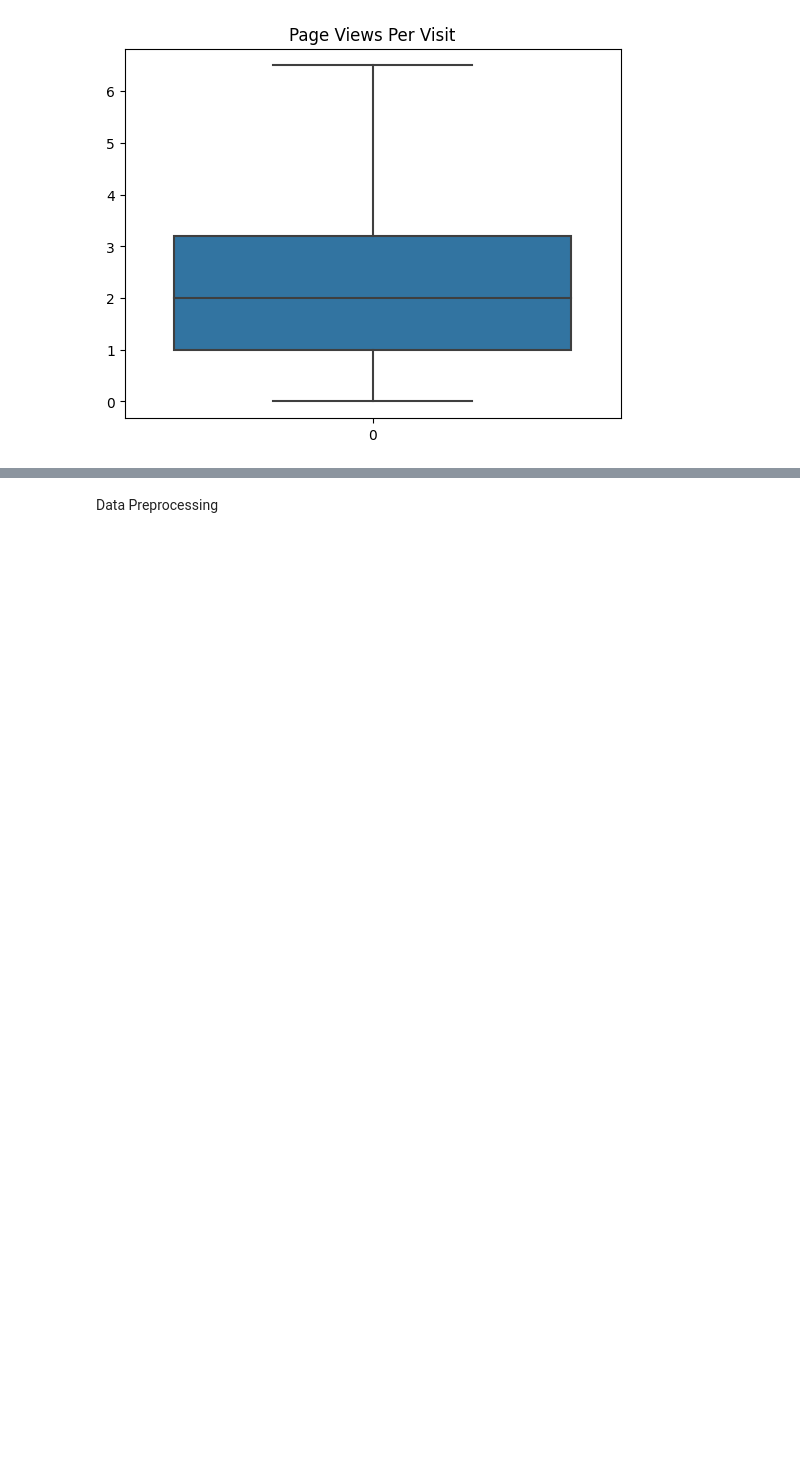
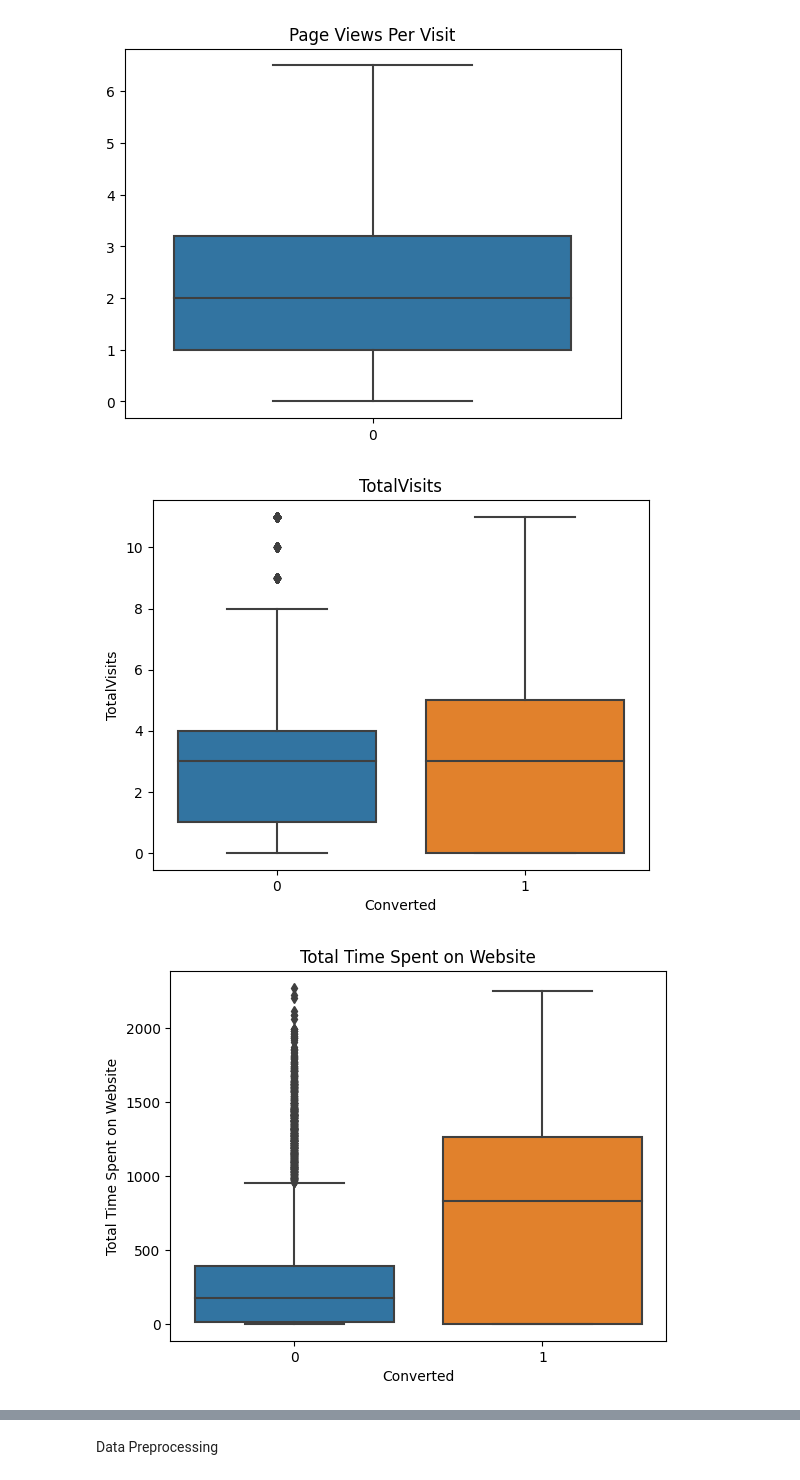
Before and after one commit to pratiksinha35/lead_score, a Jupyter notebook: Model.ipynb, the cells around one changed output, grey strips where cells are left out. Drawn from its saved outputs; the diff is of its cells as text; code cells hidden in the pictures; blank space fills up the shorter version.

```diff
--- a/Model.ipynb
+++ b/Model.ipynb
@@ -62,6 +62,3 @@ Kenya                   0.000148
 Sri Lanka               0.000148
 Indonesia               0.000148
 Name: proportion, dtype: float64
-# %%
-data_1['Country'].fillna(data_1['Country'].mode()[0], inplace=True)
-data_1['Country'].isnull().mean()
@@ -69,0 +65,2 @@ data_1['Country'].isnull().mean()
+# %%
+data_1.drop(columns='Country', inplace=True)
@@ -437,3 +424,11 @@ for column in numeric_columns:
 [figure]
 [figure]
 [figure]
+# %%
+for col in numeric_columns:
+    sns.boxplot(data=leads, x='Converted', y=col)
+    plt.title(col)
+    plt.show()
+# %% [output]
+[figure, added]
+[figure, added]
```
Also changed, not shown: parts of 33 cells of this notebook.
